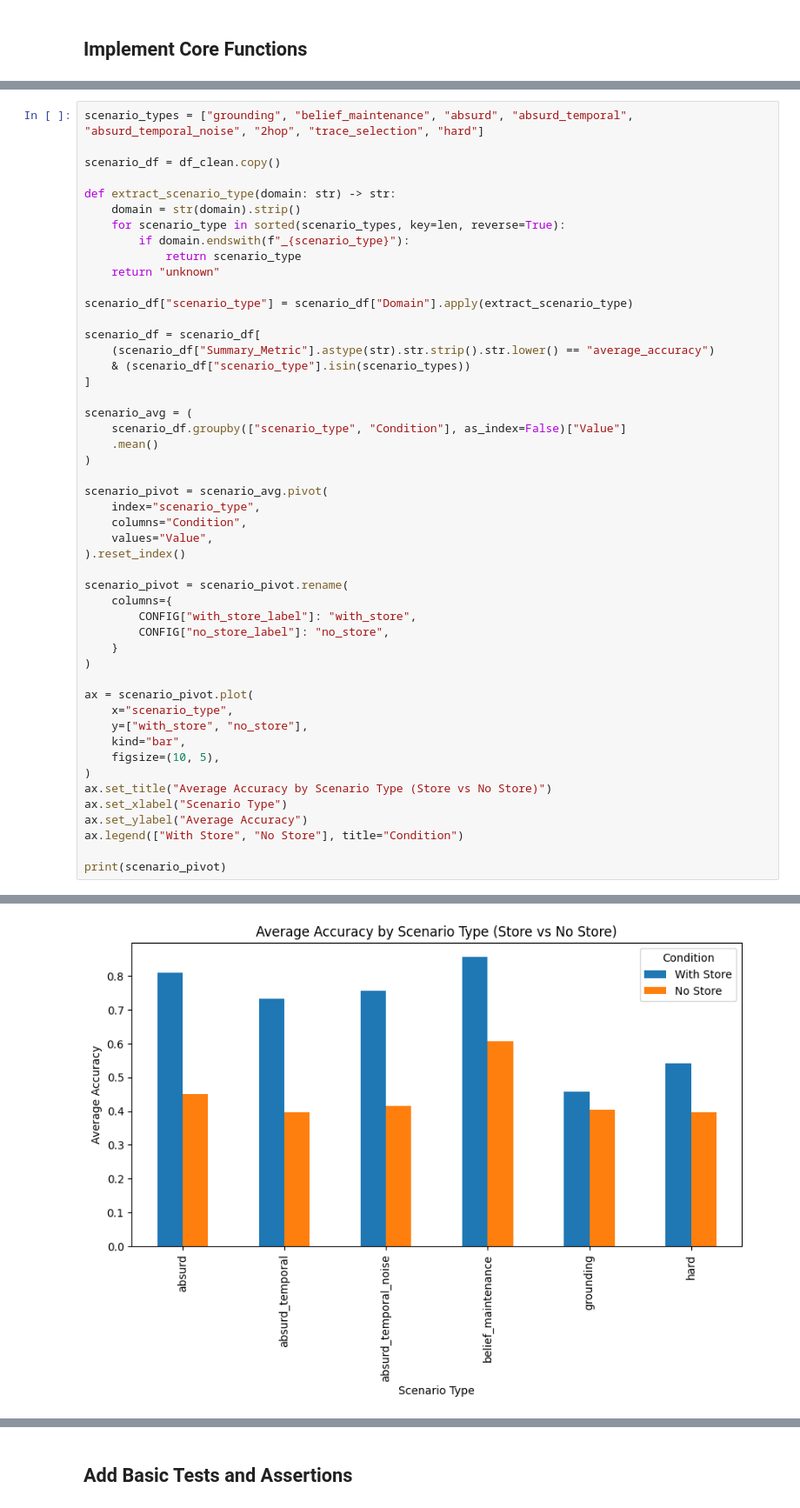
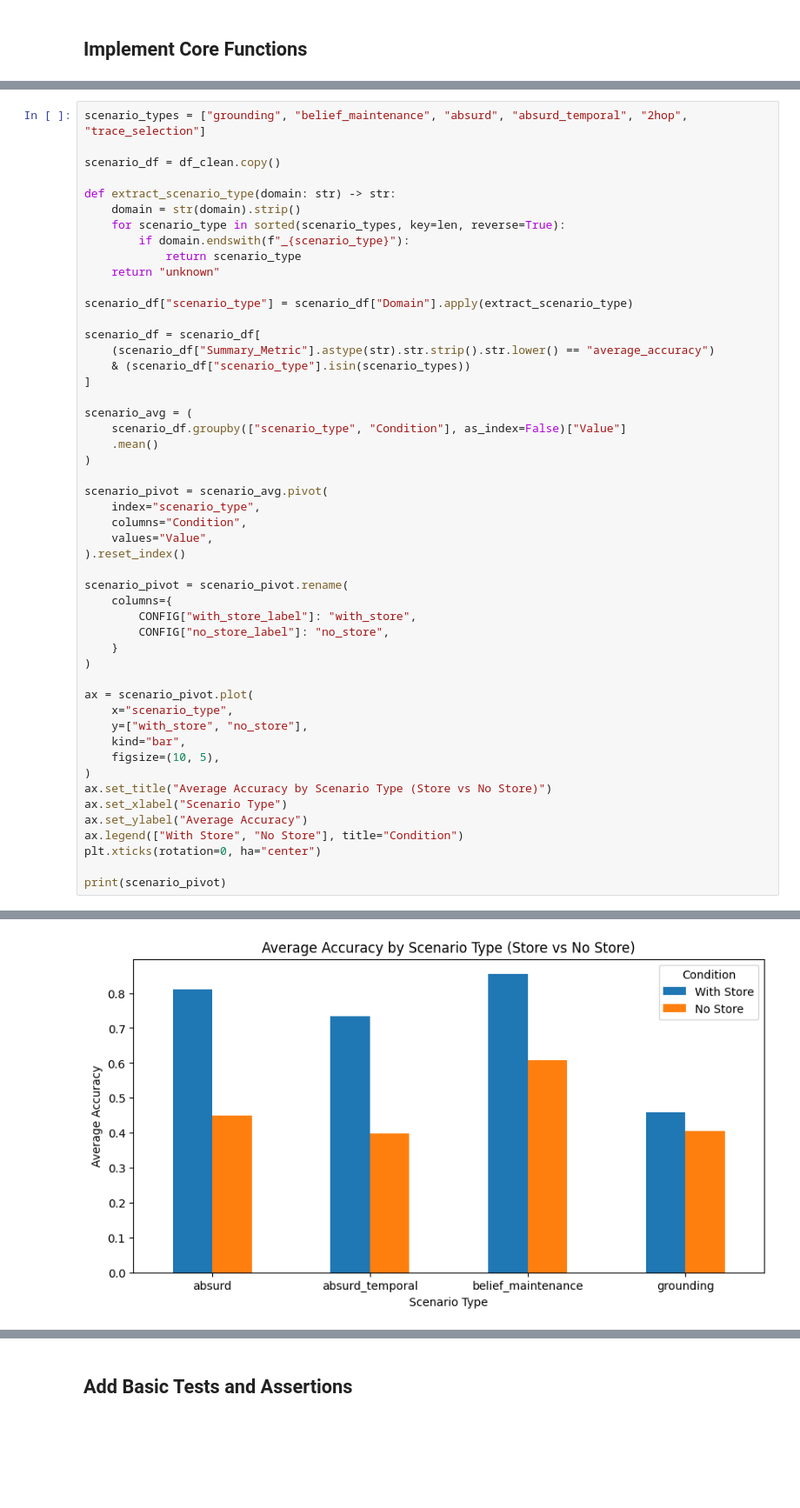
Before and after one commit to sultann-301/Belief-Aware-LLMs, a Jupyter notebook: final_single_agent_analysis.ipynb, the cells around one changed output, grey strips where cells are left out. Shown at 87% size. Saved outputs shown, nothing was run; the diff lists cells and outputs as text; blank space fills up the shorter version.

```diff
--- a/final_single_agent_analysis.ipynb
+++ b/final_single_agent_analysis.ipynb
@@ -163,5 +163,5 @@ plt.close(ax.figure)
 # %%
-scenario_types = ["grounding", "belief_maintenance", "absurd", "absurd_temporal", "absurd_temporal_noise", "2hop", "trace_selection", "hard"]
+scenario_types = ["grounding", "belief_maintenance", "absurd", "absurd_temporal", "2hop", "trace_selection"]
 
 scenario_df = df_clean.copy()
 
@@ -207,6 +207,7 @@ ax.set_title("Average Accuracy by Scenario Type (Store vs No Store)")
 ax.set_xlabel("Scenario Type")
 ax.set_ylabel("Average Accuracy")
 ax.legend(["With Store", "No Store"], title="Condition")
+plt.xticks(rotation=0, ha="center")
 
 print(scenario_pivot)
 # %% [output]
@@ -220,4 +219,4 @@ Condition          scenario_type  no_store  with_store
-[figure, old version]
+[figure, new version]
 # %%
 import matplotlib.pyplot as plt
 
```
Also changed, not shown: parts of 20 cells of this notebook, 11 other files.
